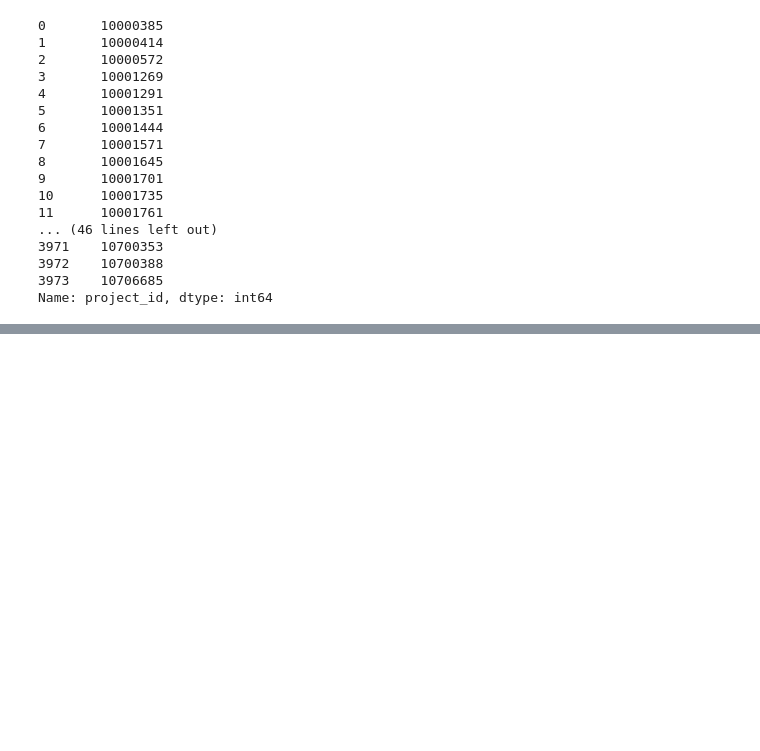
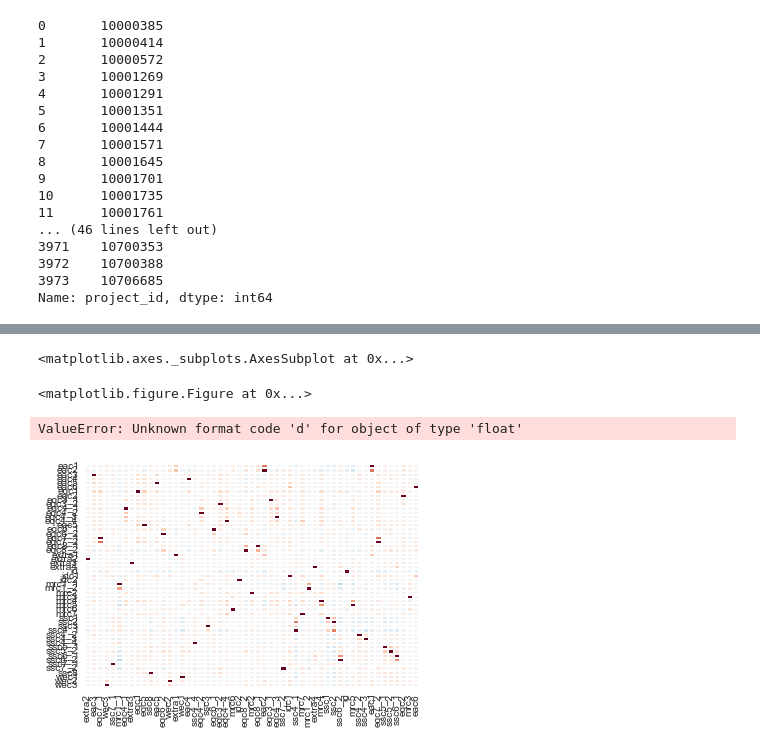
Before and after one commit to Data-Science-TIY/builditgreen, a Jupyter notebook: builditgreen/Import Scores Data.ipynb, the cells around one changed output, grey strips where cells are left out. Drawn from its saved outputs; the diff is of its cells as text; code cells hidden in the pictures; blank space fills up the shorter version.

Commit message:
Initial visualizations with pandas

```diff
--- a/builditgreen/Import Scores Data.ipynb
+++ b/builditgreen/Import Scores Data.ipynb
@@ -81,0 +86,2 @@ scores_2_1_df.to_pickle("scores_2_1.pkl")
+# %%
+corr2 = corr[list_of_score_types]
@@ -81,0 +111,4 @@ scores_2_1_df.to_pickle("scores_2_1.pkl")
+# %%
+corr3 = corr2.ix[list_of_score_types]
+# %%
+corr3 = corr3.sort_index()
@@ -81,0 +121,2 @@ scores_2_1_df.to_pickle("scores_2_1.pkl")
+# %%
+sns.set(style="white")
@@ -81,0 +128,12 @@ scores_2_1_df.to_pickle("scores_2_1.pkl")
+# %%
+sns.heatmap(corr3, mask=mask, cmap=cmap, vmax=.3,
+            square=True, xticklabels=5, yticklabels=5,
+            linewidths=.5, cbar_kws={"shrink": .5}, ax=ax)
+# %% [output]
+<matplotlib.axes._subplots.AxesSubplot at 0x...>
+<matplotlib.figure.Figure at 0x...>
+# %%
+sns.heatmap(corr3, annot=True, fmt="d", linewidths=.5)
+# %% [output]
+ValueError: Unknown format code 'd' for object of type 'float'
+[figure, added]
```
Also changed, not shown: parts of 48 cells of this notebook.
